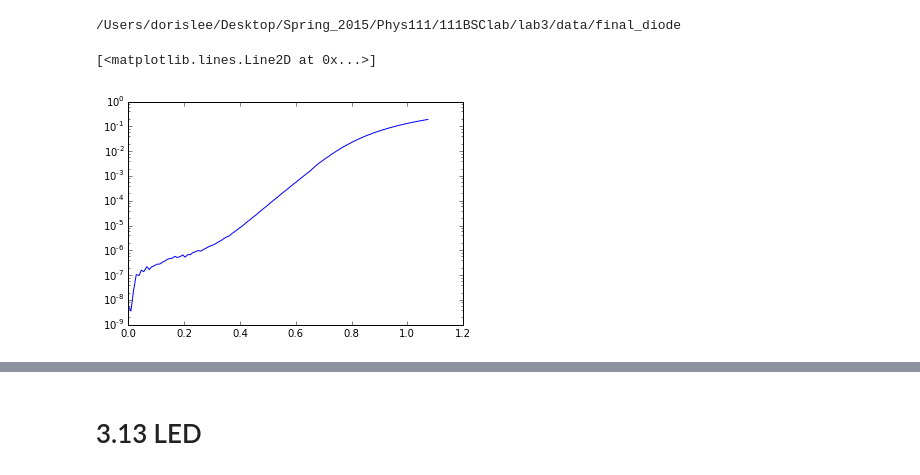
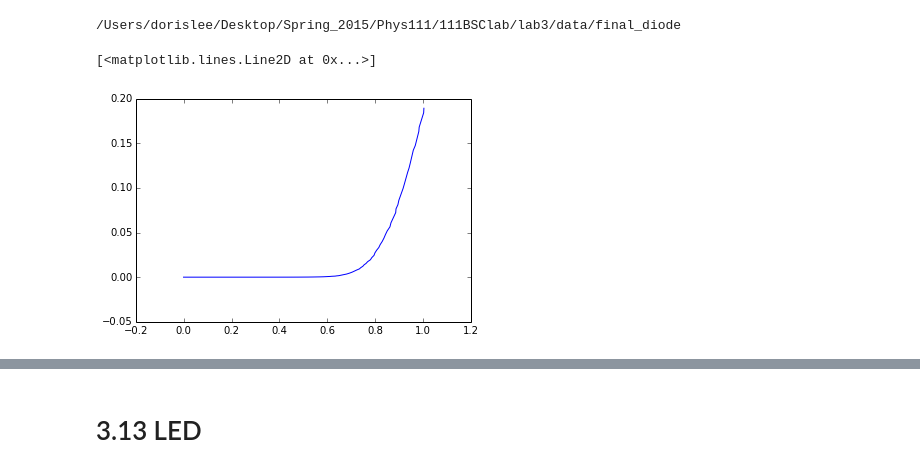
Before and after one commit to dorisjlee/111BSClab, a Jupyter notebook: lab3/Lab3.ipynb, the cells around one changed output, grey strips where cells are left out. Drawn from its saved outputs; the diff is of its cells as text; code cells hidden in the pictures.

```diff
--- a/lab3/Lab3.ipynb
+++ b/lab3/Lab3.ipynb
@@ -263,8 +265,8 @@ cd ../final_diode/
 # %%
 data= np.loadtxt("Diode.dat")#,delimiter=" ")
 v_diode = data[::,0]
 i_diode = data[::,1]
-plt.semilogy(v_diode,i_diode,'-')
+plt.plot(v_diode,i_diode,'-')
 # %% [output]
 [<matplotlib.lines.Line2D at 0x...>]
-[figure, old version]
+[figure, new version]
```
Also changed, not shown: parts of 29 cells of this notebook, 18 other files.
